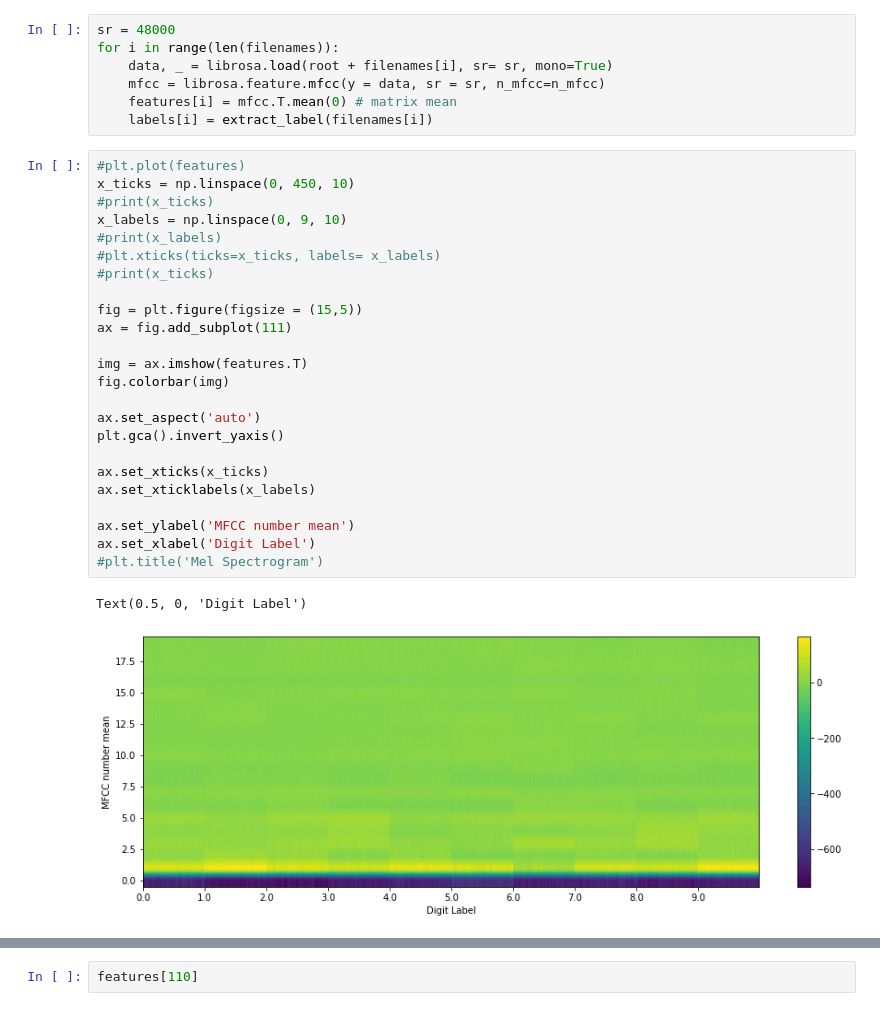
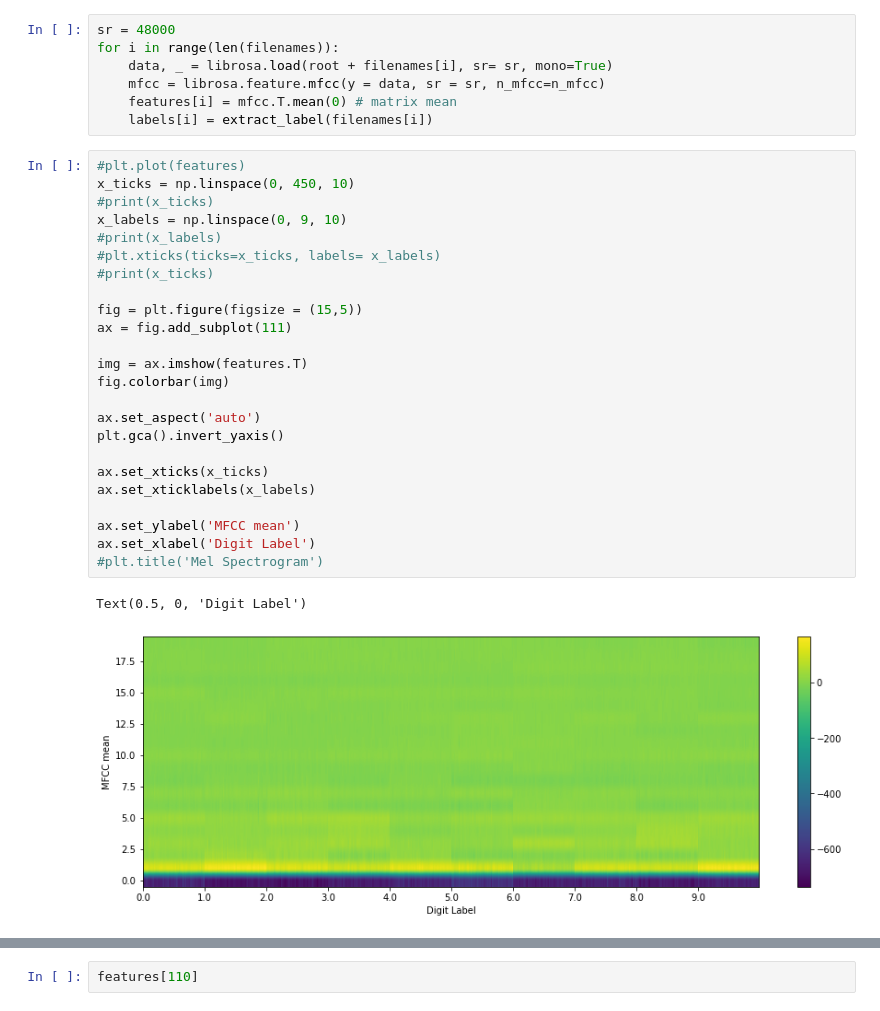
Before and after one commit to HNuijens/SpeechRecognition, a Jupyter notebook: Speech Recognition - Digits.ipynb, the cells around one changed output, grey strips where cells are left out. Saved outputs shown, nothing was run; the diff lists cells and outputs as text.

```diff
--- a/Speech Recognition - Digits.ipynb
+++ b/Speech Recognition - Digits.ipynb
@@ -45,27 +45,27 @@ for i in range(len(filenames)):
 # %%
 #plt.plot(features)
 x_ticks = np.linspace(0, 450, 10)
 #print(x_ticks)
 x_labels = np.linspace(0, 9, 10)
 #print(x_labels)
 #plt.xticks(ticks=x_ticks, labels= x_labels)
 #print(x_ticks)
 
 fig = plt.figure(figsize = (15,5))
 ax = fig.add_subplot(111)
 
 img = ax.imshow(features.T)
 fig.colorbar(img)
 
 ax.set_aspect('auto')
 plt.gca().invert_yaxis()
 
 ax.set_xticks(x_ticks)
 ax.set_xticklabels(x_labels)
 
-ax.set_ylabel('MFCC number mean')
+ax.set_ylabel('MFCC mean')
 ax.set_xlabel('Digit Label')
 #plt.title('Mel Spectrogram')
 # %% [output]
 Text(0.5, 0, 'Digit Label')
-[figure, old version]
+[figure, new version]
```
Also changed, not shown: parts of 5 cells of this notebook.
